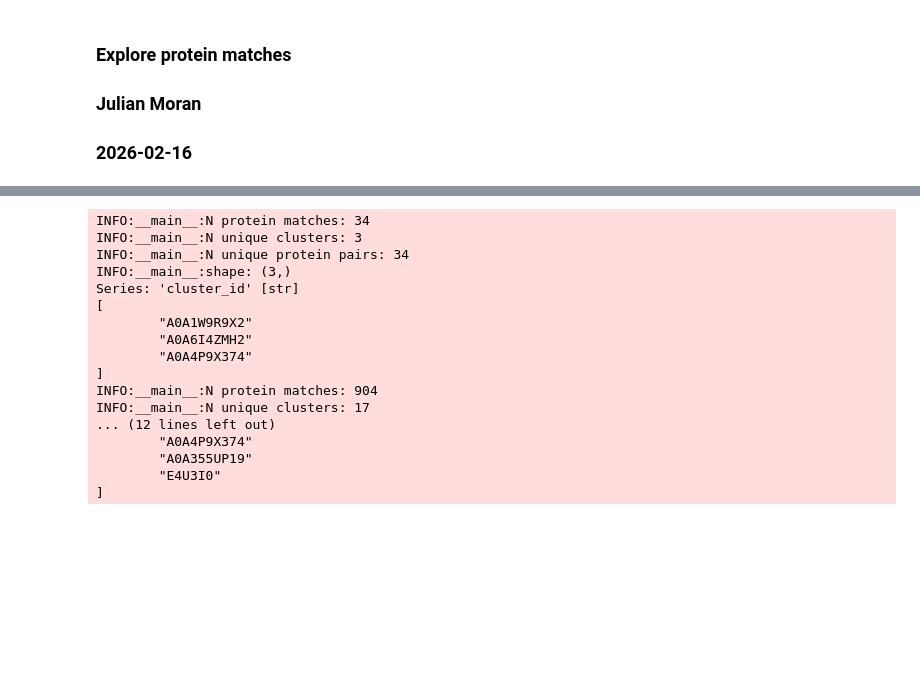
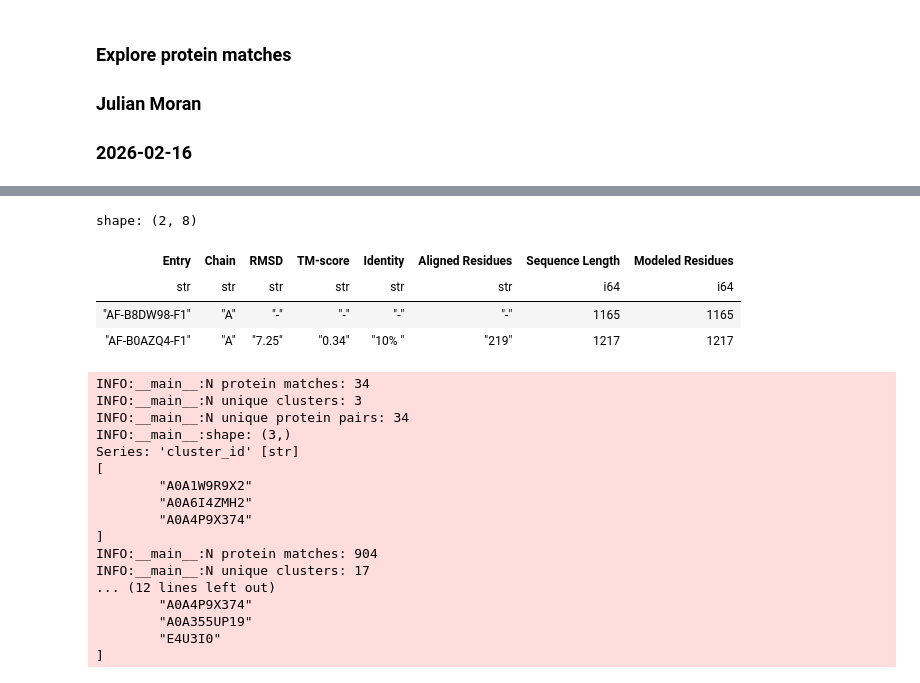
Before and after one commit to juliandeanmoran/BISSH, a Jupyter notebook: testing/explore_protein_matches.ipynb, the cells around one changed output, grey strips where cells are left out. Drawn from its saved outputs; the diff is of its cells as text; code cells hidden in the pictures; blank space fills up the shorter version.

Commit message:
Read in all metrics for RCSB alignments.

```diff
--- a/testing/explore_protein_matches.ipynb
+++ b/testing/explore_protein_matches.ipynb
@@ -52,6 +53,19 @@ df_protein_matches_904 = pl.read_csv(
     has_header=True
 )
 
+alignment_metrics = {}
+for file_path in list(Path(args["data_dir_alignments"]).glob("*.tsv")):
+    key = (file_path.name
+        .replace(".tsv", "")
+        .replace("AF-", "")
+        .replace("-F1", "")
+    )
+    alignment_metrics[key] = pl.read_csv(
+        file_path,
+        separator="\t",
+        has_header=True
+    )
+
 df_protein_matches_34
 # %% [output]
 shape: (34, 72)
@@ -68,5 +82,13 @@ shape: (34, 72)
 | "WP_208057179.1" | "RM" | "RM_Type_II" | "Spiroplasma chinense" | "GCF_008086545_NZ_CP043026_RM_T… | "GCF_008086545.1_NZ_CP043026_00… | "GCF_008086545.1_NZ_CP043026_00… | 1 | 202 | ... |
 | "WP_208057179.1" | "RM" | "RM_Type_II" | "Spiroplasma chinense" | "GCF_008086545_NZ_CP043026_RM_T… | "GCF_008086545.1_NZ_CP043026_00… | "GCF_008086545.1_NZ_CP043026_00… | 1 | 202 | ... |
 | "WP_004268761.1" | "Wadjet" | "Wadjet_I" | "Bifidobacterium animalis" | "GCF_015377505_NZ_CP045589_Wadj… | "GCF_021018785.1_NZ_CP085838_00… | "GCF_002220485.1_NZ_CP017098_00… | 9 | 194 | ... |
+# %%
+alignment_metrics["B8DW98-B0AZQ4"]
+# %% [output]
+shape: (2, 8)
+| Entry | Chain | RMSD | TM-score | Identity | Aligned Residues | Sequence Length | Modeled Residues |
+| str | str | str | str | str | str | i64 | i64 |
+| "AF-B8DW98-F1" | "A" | "-" | "-" | "-" | "-" | 1165 | 1165 |
+| "AF-B0AZQ4-F1" | "A" | "7.25" | "0.34" | "10% " | "219" | 1217 | 1217 |
 # %%
 # ============================================================
```
Also changed, not shown: parts of 4 cells of this notebook.
